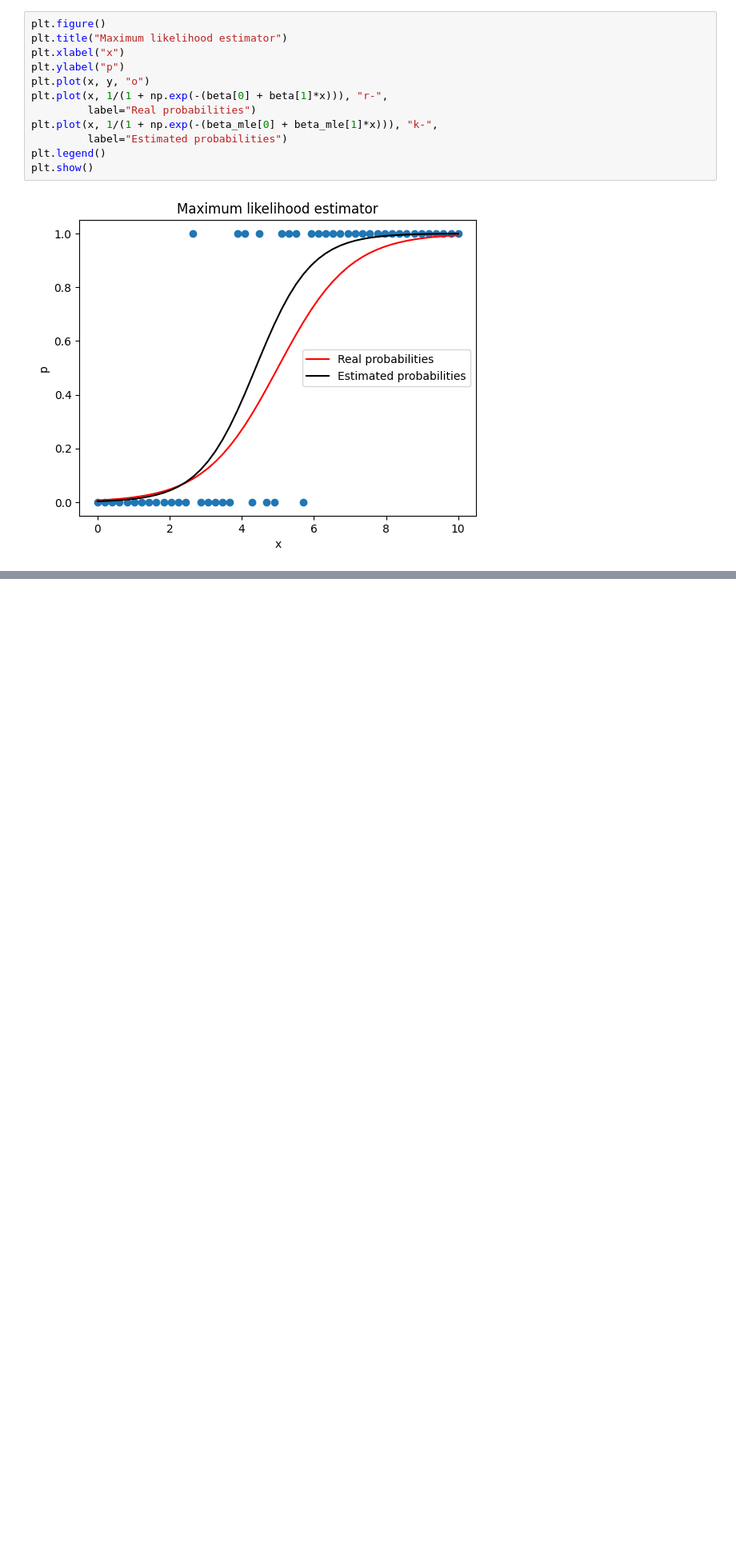
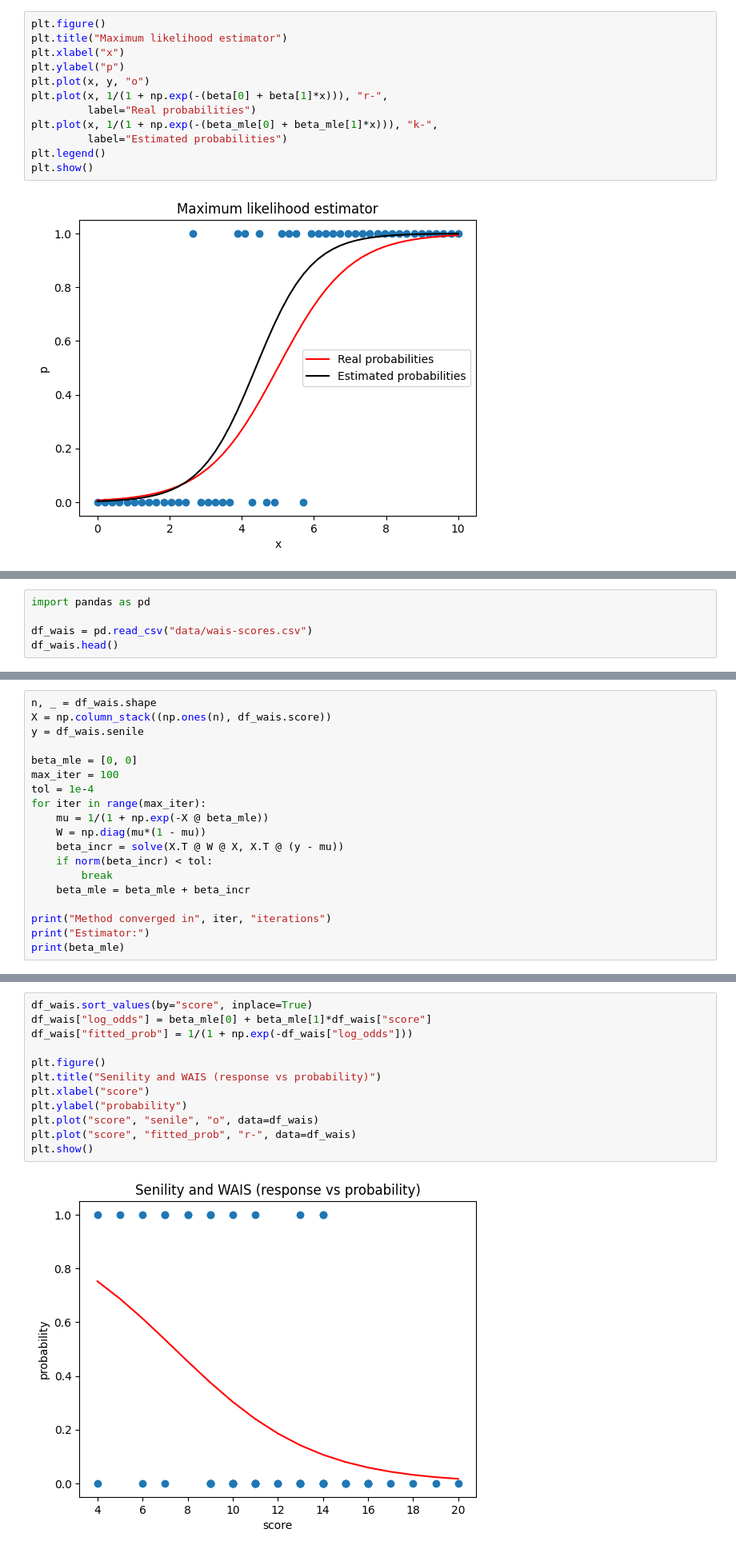
Before and after one commit to vdae2304/ML-DL, a Jupyter notebook: Classification/Logistic regression.ipynb, the cells around one changed output, grey strips where cells are left out. Shown at 80% size. Cells and saved outputs as stored; diff of their text form; blank space fills up the shorter version.

Commit message:
Senility and WAIS example

```diff
--- a/Classification/Logistic regression.ipynb
+++ b/Classification/Logistic regression.ipynb
@@ -115,0 +120,5 @@ plt.show()
+# %%
+import pandas as pd
+
+df_wais = pd.read_csv("data/wais-scores.csv")
+df_wais.head()
@@ -115,0 +138,19 @@ plt.show()
+# %%
+n, _ = df_wais.shape
+X = np.column_stack((np.ones(n), df_wais.score))
+y = df_wais.senile
+
+beta_mle = [0, 0]
+max_iter = 100
+tol = 1e-4
+for iter in range(max_iter):
+    mu = 1/(1 + np.exp(-X @ beta_mle))
+    W = np.diag(mu*(1 - mu))
+    beta_incr = solve(X.T @ W @ X, X.T @ (y - mu))
+    if norm(beta_incr) < tol:
+        break
+    beta_mle = beta_mle + beta_incr
+
+print("Method converged in", iter, "iterations")
+print("Estimator:")
+print(beta_mle)
@@ -115,0 +163,14 @@ plt.show()
+# %%
+df_wais.sort_values(by="score", inplace=True)
+df_wais["log_odds"] = beta_mle[0] + beta_mle[1]*df_wais["score"]
+df_wais["fitted_prob"] = 1/(1 + np.exp(-df_wais["log_odds"]))
+
+plt.figure()
+plt.title("Senility and WAIS (response vs probability)")
+plt.xlabel("score")
+plt.ylabel("probability")
+plt.plot("score", "senile", "o", data=df_wais)
+plt.plot("score", "fitted_prob", "r-", data=df_wais)
+plt.show()
+# %% [output]
+[figure, added]
```
Also changed, not shown: parts of 9 cells of this notebook, 1 other file.
